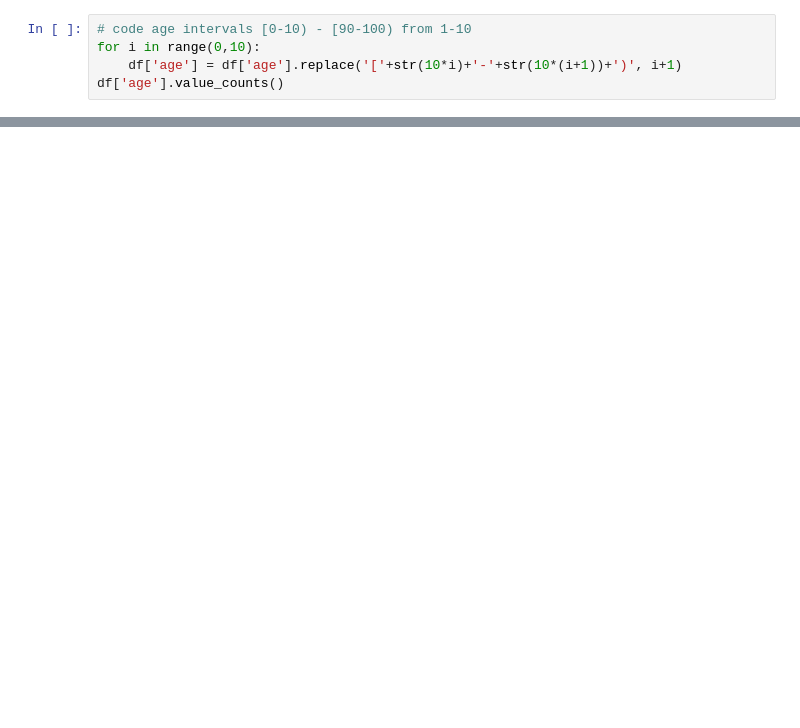
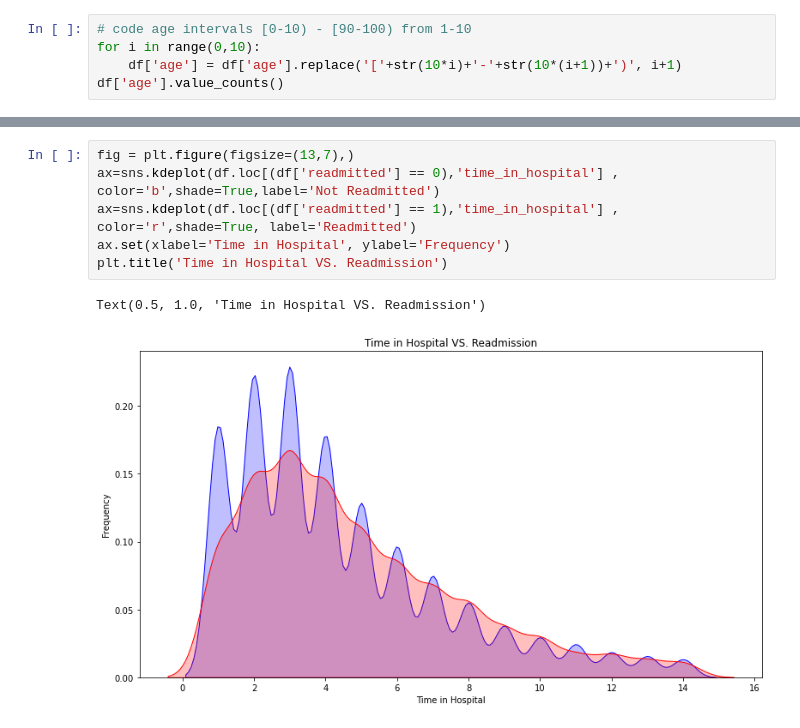
Before and after one commit to baldygeezer/tasterDay, a Jupyter notebook: diabetes_project.ipynb, the cells around one changed output, grey strips where cells are left out. Drawn from its saved outputs; the diff is of its cells as text; blank space fills up the shorter version.

```diff
--- a/diabetes_project.ipynb
+++ b/diabetes_project.ipynb
@@ -364,0 +386,9 @@ df['age'].value_counts()
+# %%
+fig = plt.figure(figsize=(13,7),)
+ax=sns.kdeplot(df.loc[(df['readmitted'] == 0),'time_in_hospital'] , color='b',shade=True,label='Not Readmitted')
+ax=sns.kdeplot(df.loc[(df['readmitted'] == 1),'time_in_hospital'] , color='r',shade=True, label='Readmitted')
+ax.set(xlabel='Time in Hospital', ylabel='Frequency')
+plt.title('Time in Hospital VS. Readmission')
+# %% [output]
+Text(0.5, 1.0, 'Time in Hospital VS. Readmission')
+[figure, added]
```
Also changed, not shown: parts of 9 cells of this notebook.
